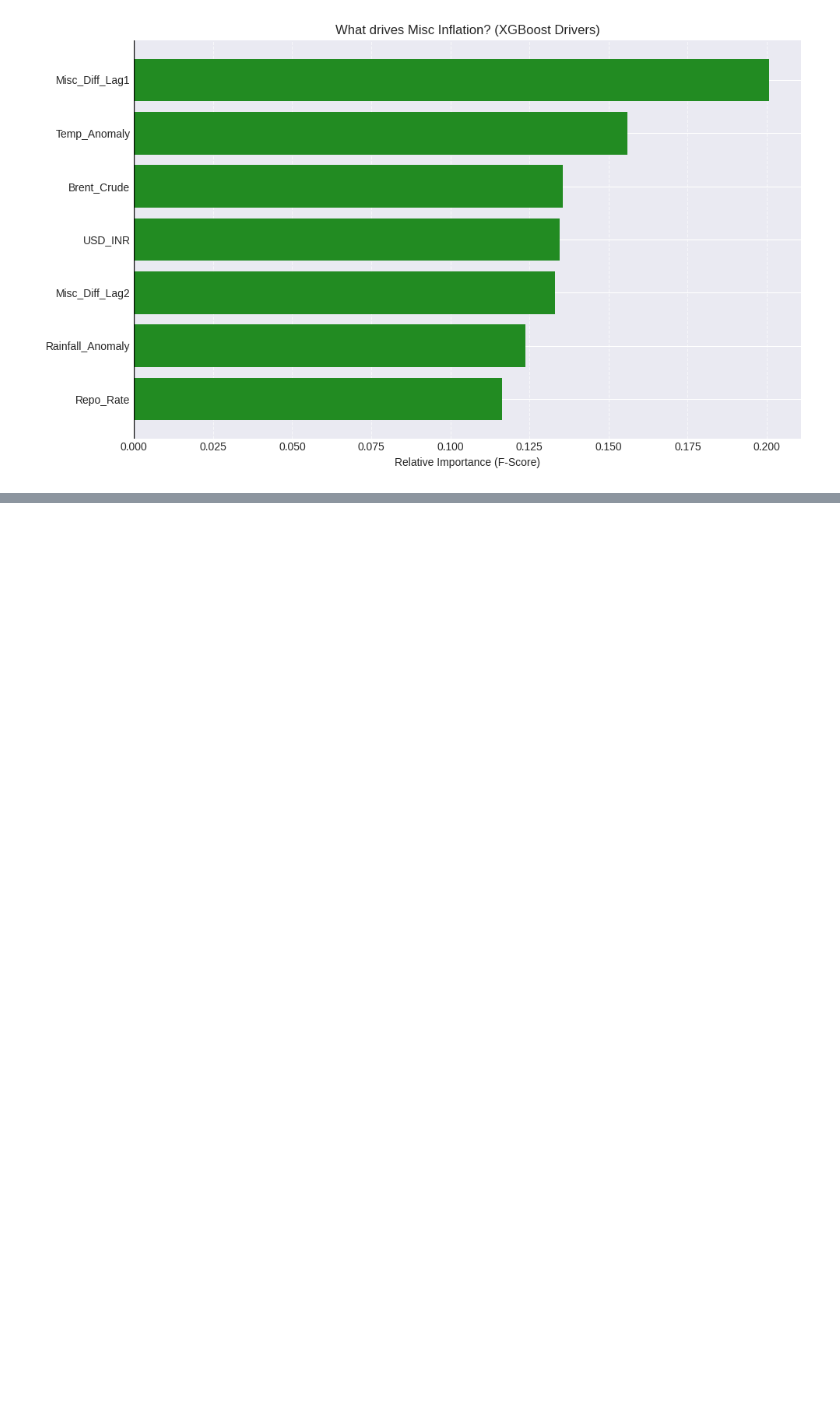
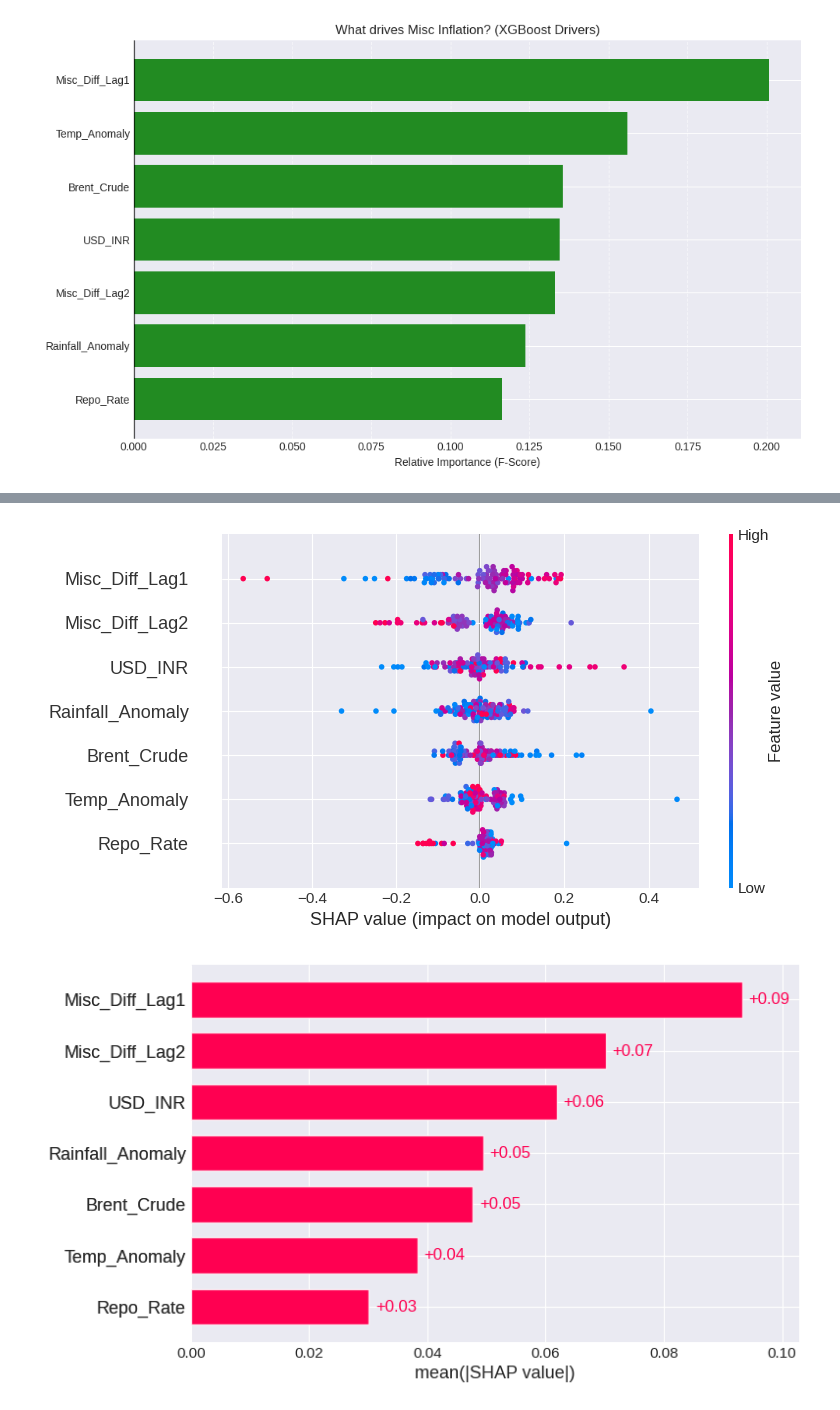
Before and after one commit to shubhanagrawal/ML_MINI_PROJECT, a Jupyter notebook: ML_Mini_Project.ipynb, the cells around one changed output, grey strips where cells are left out. Cells and saved outputs as stored; diff of their text form; code cells hidden in the pictures; blank space fills up the shorter version.

```diff
--- a/ML_Mini_Project.ipynb
+++ b/ML_Mini_Project.ipynb
@@ -1148,0 +1187,25 @@ for target_sector in sectors_to_analyze:
+# %%
+import shap
+
+# The xgb_model is already trained from the previous cell (for the 'Misc' sector)
+# We will use that pre-trained model for SHAP analysis.
+# No need to call model.fit(X_train, y_train) again.
+
+# Create explainer
+explainer = shap.Explainer(xgb_model)
+
+# Compute SHAP values
+shap_values = explainer(X_train)
+
+# Summary plot (global importance)
+shap.summary_plot(shap_values, X_train)
+
+# Feature impact (direction + magnitude)
+shap.plots.bar(shap_values)
+
+# Dependence plot (VERY IMPORTANT)
+# Ensure 'Brent_Crude' is a valid feature name in X_train
+shap.dependence_plot("Brent_Crude", shap_values.values, X_train)
+# %% [output]
+[figure, added]
+[figure, added]
```
Also changed, not shown: parts of 4 cells of this notebook.
